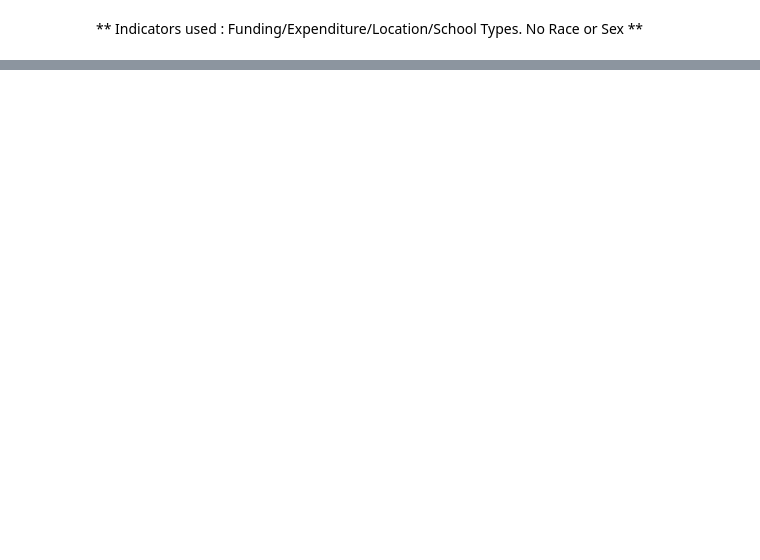
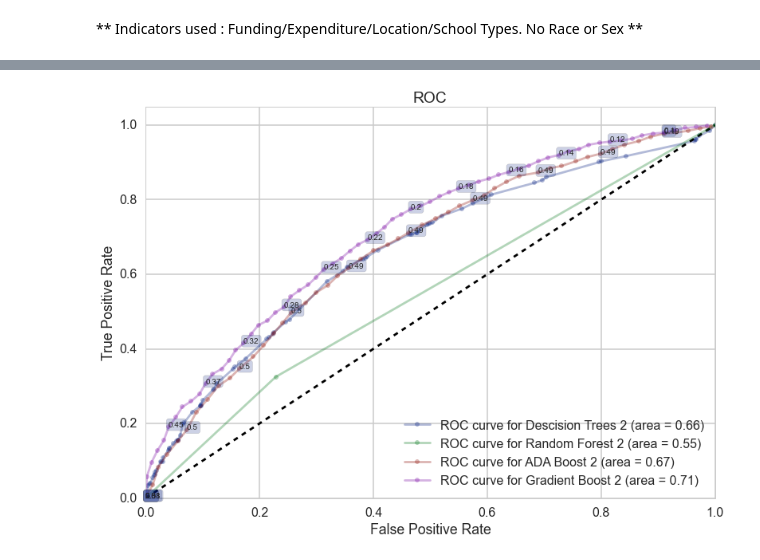
Before and after one commit to ashwindeo/dataschoolers, a Jupyter notebook: Classifier_Ensemble_Methods.ipynb, the cells around one changed output, grey strips where cells are left out. Saved outputs shown, nothing was run; the diff lists cells and outputs as text; code cells hidden in the pictures; blank space fills up the shorter version.

```diff
--- a/Classifier_Ensemble_Methods.ipynb
+++ b/Classifier_Ensemble_Methods.ipynb
@@ -520,0 +517,8 @@ Accuracy on test data:     0.77
+# %%
+with sns.color_palette("dark"):
+    ax=make_roc("Descision Trees 2",clfTree2  , ytest, Xtest, None, labe=250, proba=True)
+    make_roc("Random Forest 2"     ,clfForest2, ytest, Xtest, ax  , labe=250, proba=True);
+    make_roc("ADA Boost 2"         ,clfAda2   , ytest, Xtest, ax  , labe=250, proba=True, skip=50);
+    make_roc("Gradient Boost 2"    ,clfGB2    , ytest, Xtest, ax  , labe=250, proba=True, skip=50);
+# %% [output]
+[figure, added]
```
Also changed, not shown: parts of 12 cells of this notebook.
